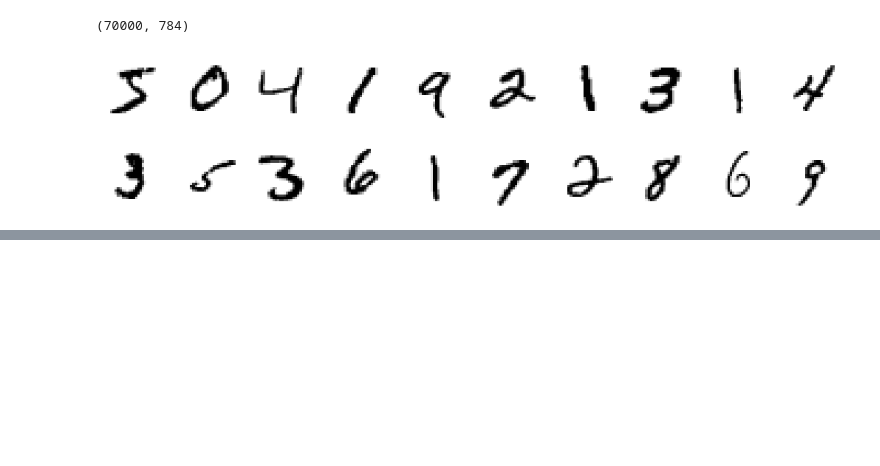
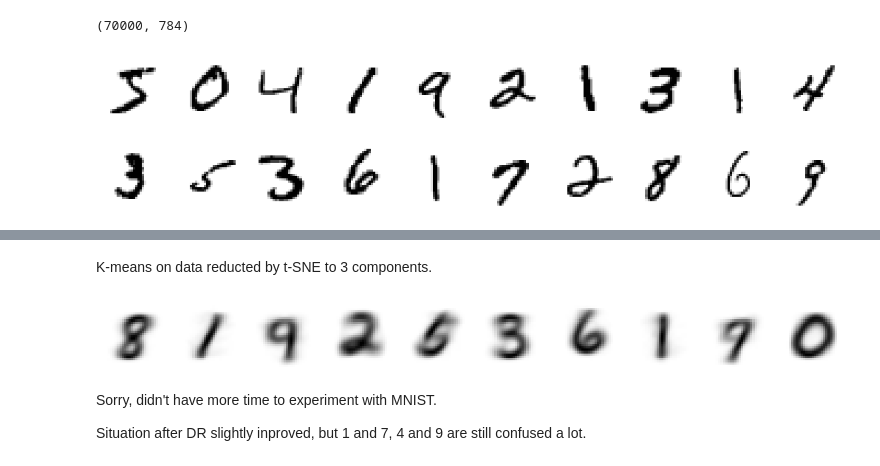
Before and after one commit to masha-mcr/ml-intro-clusterization, a Jupyter notebook: clustering.ipynb, the cells around one changed output, grey strips where cells are left out. Drawn from its saved outputs; the diff is of its cells as text; code cells hidden in the pictures; blank space fills up the shorter version.

```diff
--- a/clustering.ipynb
+++ b/clustering.ipynb
@@ -643,0 +648,15 @@ print(f'Silhouette score is {silhouette_score(X.values,dbscan.labels_)}')
+# %% [markdown]
+K-means on data reducted by t-SNE to 3 components.
+# %%
+kmeans_centroids = pd.DataFrame(mnist_sample.values).groupby(by=kmeans.labels_).mean().values
+
+_, axes = plt.subplots(nrows=1, ncols=10, figsize=(18, 4))
+for ax, image in zip(axes.flatten(), kmeans_centroids):
+    ax.set_axis_off()
+    ax.imshow(image.reshape((28, 28)), cmap=plt.cm.gray_r)
+# %% [output]
+[figure, added]
+# %% [markdown]
+Sorry, didn't have more time to experiment with MNIST.
+
+Situation after DR slightly inproved, but 1 and 7, 4 and 9 are still confused a lot.
```
Also changed, not shown: parts of 19 cells of this notebook.
